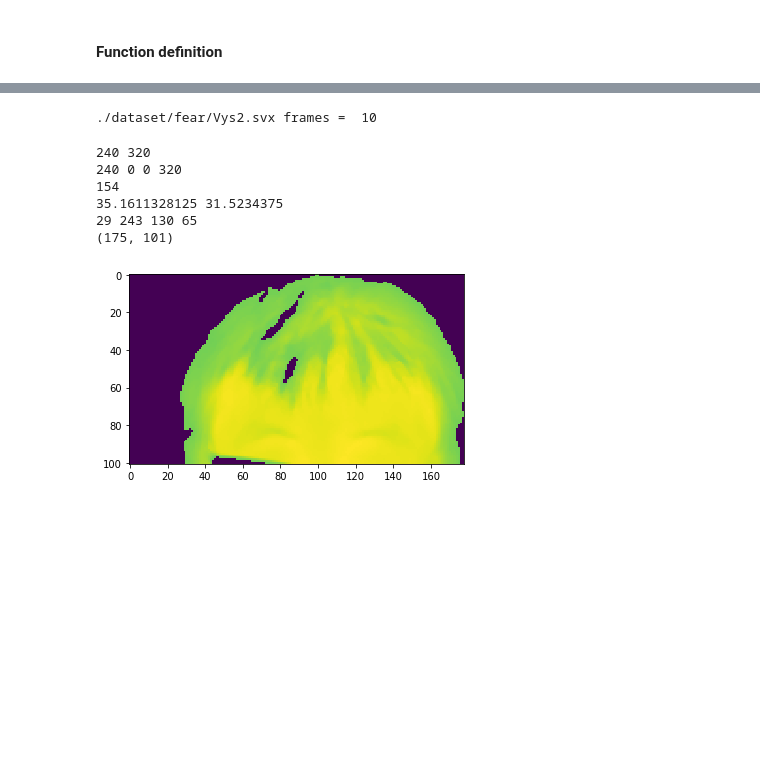
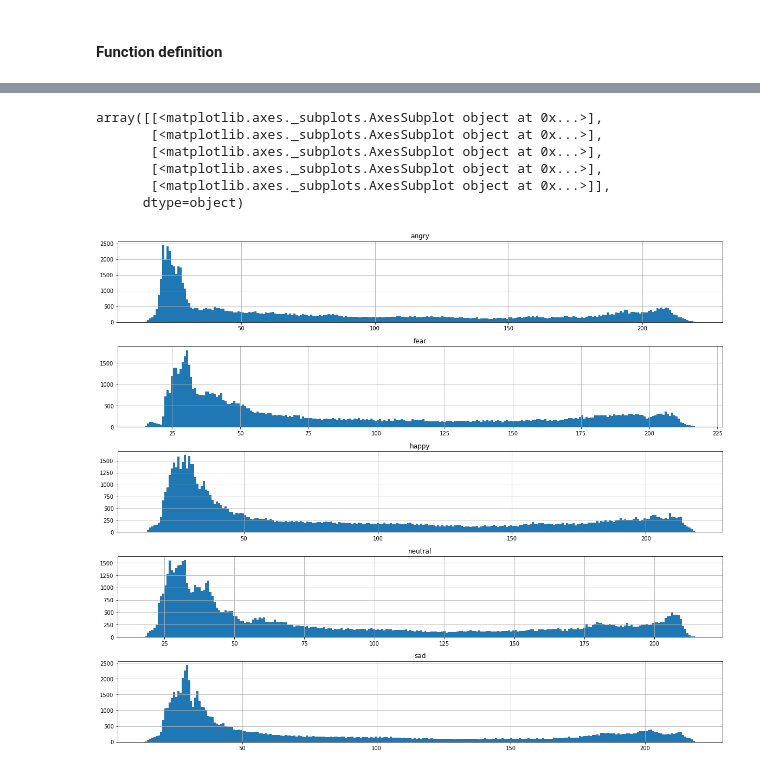
Before and after one commit to nguyenvlm/2019_NCKHSV_Emotions-Estimation_w_Faces-Thermal-Images, a Jupyter notebook: HERuTI.ipynb, the cells around one changed output, grey strips where cells are left out. Cells and saved outputs as stored; diff of their text form; code cells hidden in the pictures; blank space fills up the shorter version.

Commit message:
Add getGrayImage, getTROIs,  histograms

```diff
--- a/HERuTI.ipynb
+++ b/HERuTI.ipynb
@@ -85,8 +85,6 @@ def readSVX(file, frame_limit = 6990):
         # Add read frame to the result array:
         list_img2d.append(img2d)
 
-        frameShow(img2d)
-
         # Move to the beginning of next frame to continue reading:
         f.seek(2592,1)
 
@@ -100,3 +119,15 @@ def getROI(frame):
+# %%
+def getGrayImage(frame, bit_depth = 8):
+    Tmax = np.amax(frame)
+    Tmin = np.amin(frame)
+
+    # Map current frame to 8-bit grayscale:
+    lbound = np.floor(Tmin)
+    rbound = np.ceil(Tmax)
+    scale = 2**bit_depth
+    grayImg = ((frame-lbound)*scale/(rbound-lbound)).astype(int)
+
+    return grayImg
 # %%
 def getFace(frame):
     # TODO - getFace function
@@ -135,20 +165,23 @@ SyntaxError: unexpected EOF while parsing (<ipython-input-87-179feca3ff38>, line
-# %%
-# Demo reading imgs from SVX Files:
-train = []
-for file in getSVXFiles(dbDir+eDir['fear']):
-    data = readSVX(file, 10)
-    print(file, 'frames = ', len(data))
-    train.extend(data)
-    data = None
-# %% [output]
-./dataset/fear/Vys2.svx frames =  10
-# %%
-getFace(train[0])
-# %% [output]
-240 320
-240 0 0 320
-154
-35.1611328125 31.5234375
-29 243 130 65
-(175, 101)
-[figure, removed]
+# %%
+# Demo reading imgs from SVX Files:
+train = dict()
+for e in eDir:
+    avgGrayImg = np.zeros(240*320)
+    cnt = 0
+    for file in getSVXFiles(dbDir+eDir[e]):
+        data = readSVX(file, 1)
+        grayImg = getGrayImage(data[0])
+#         frameShow(grayImg)
+        avgGrayImg = avgGrayImg + grayImg.reshape(240*320)
+        cnt += 1
+        data = None
+    train[e] = avgGrayImg/cnt
+pd.DataFrame(train).hist(bins = 256, figsize = (20, 17), layout = (5,1))
+# %% [output]
+array([[<matplotlib.axes._subplots.AxesSubplot object at 0x...>],
+       [<matplotlib.axes._subplots.AxesSubplot object at 0x...>],
+       [<matplotlib.axes._subplots.AxesSubplot object at 0x...>],
+       [<matplotlib.axes._subplots.AxesSubplot object at 0x...>],
+       [<matplotlib.axes._subplots.AxesSubplot object at 0x...>]],
+      dtype=object)
+[figure, added]
```
Also changed, not shown: parts of 6 cells of this notebook.
